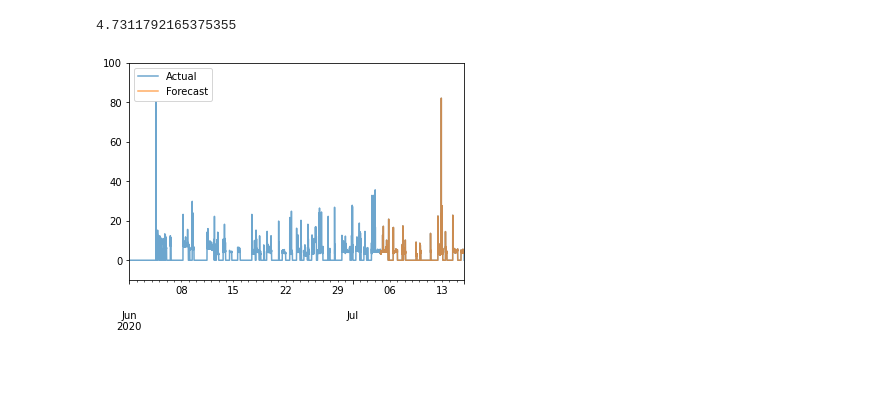
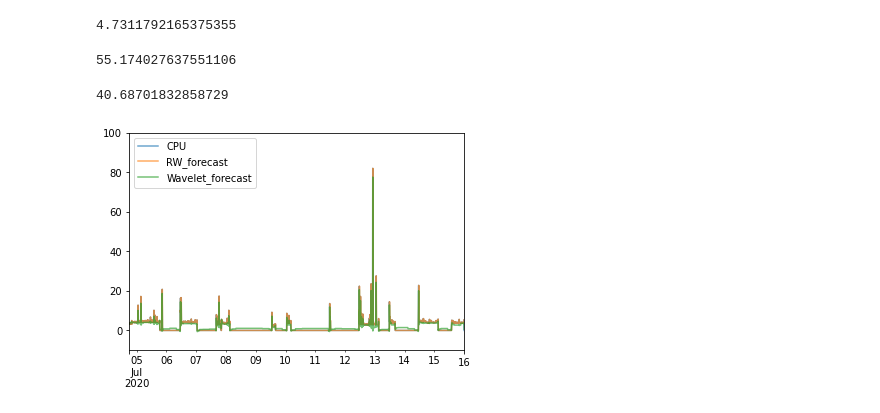
Before and after one commit to cheturvedi/phocis, a Jupyter notebook: src/RandomWalk.ipynb, the cells around one changed output. Saved outputs shown, nothing was run; the diff lists cells and outputs as text; code cells hidden in the pictures; blank space fills up the shorter version.

Commit message:
Adding ARIMA & wavelet denoised models

```diff
--- a/src/RandomWalk.ipynb
+++ b/src/RandomWalk.ipynb
@@ -47,7 +45,38 @@ forecast.index = df.index
-# %%
-final = pd.concat([df.CPU, forecast], axis=1)
-final.rename(columns={'CPU' : 'Actual',0 : 'Forecast'},inplace=True)
-axes = final.plot(alpha = 0.65)
-a = axes.set_ylim(-10,100)
-# %% [output]
-[figure, removed]
+# %%
+WAVELET = "haar"
+
+signal = df.CPU.values
+coeffs = pywt.wavedec(signal, WAVELET)
+
+coeffs[1:] = (pywt.threshold(detail,
+                             value=0.5 * np.std(detail),
+                             mode="soft" ) for detail in coeffs[1:])
+reconstructed_signal = pywt.waverec(coeffs, WAVELET)
+# %%
+#reconstructed_signal.shape
+wavelet_prediction = reconstructed_signal[train_size:-1]
+# %%
+mape( test.CPU+1,wavelet_prediction+1)
+# %% [output]
+55.174027637551106
+# %%
+smape( test.CPU+1,wavelet_prediction+1)
+# %% [output]
+40.68701832858729
+# %%
+forecast = pd.Series([None for _ in range(len(train))])
+forecast = forecast.append(pd.Series(predicted))
+forecast.index = df.index
+
+wavelet_forecast = pd.Series([None for _ in range(len(train))])
+wavelet_forecast = wavelet_forecast.append(pd.Series(wavelet_prediction))
+wavelet_forecast.index = df.index
+
+final = pd.DataFrame(df.CPU)
+final['RW_forecast'] = forecast
+final['Wavelet_forecast'] = wavelet_forecast
+
+axes = final.iloc[train_size:,0:3].plot(alpha = 0.65)
+a = axes.set_ylim(-10,100)
+# %% [output]
+[figure, added]
```
Also changed, not shown: parts of 2 cells of this notebook, 1 other file.
